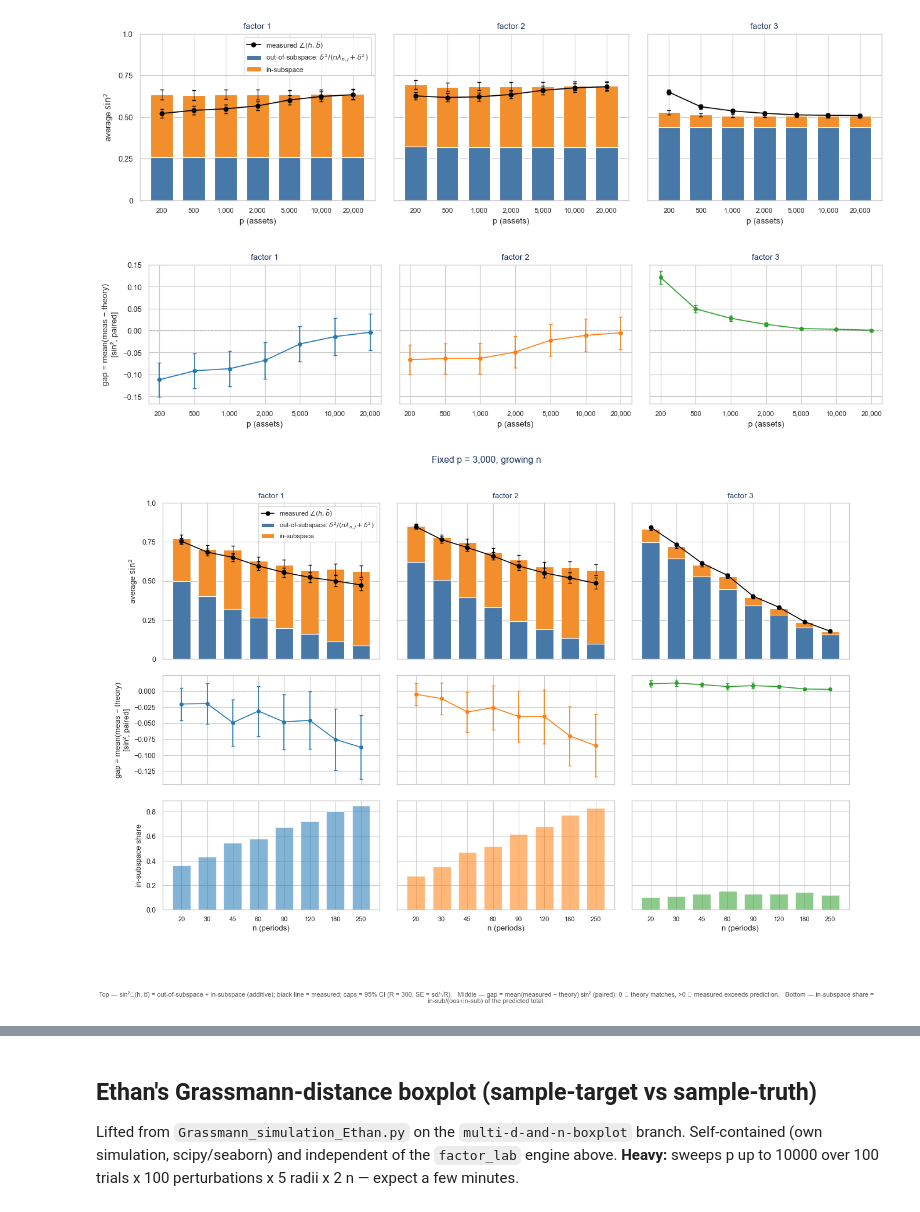
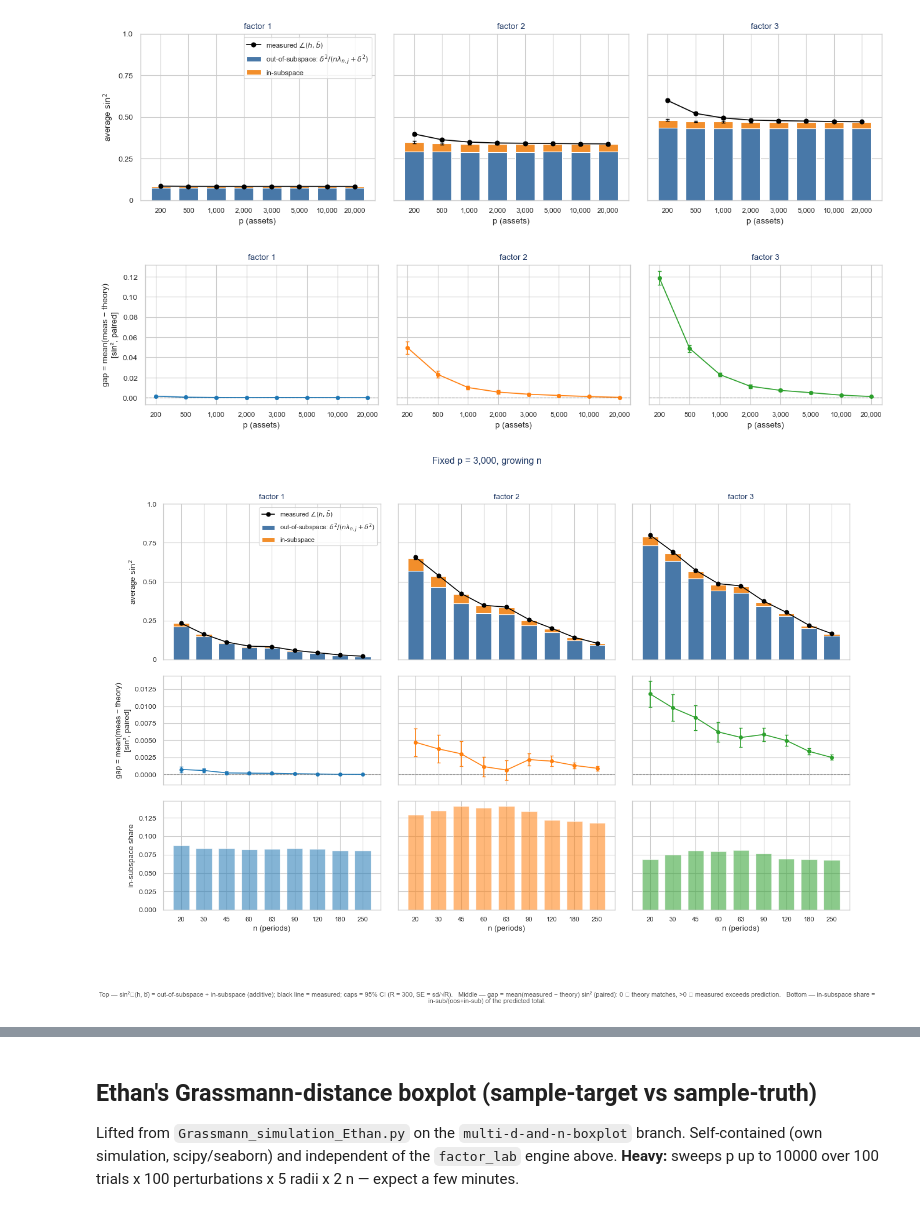
Before and after one commit to nlgac/factor_lab, a Jupyter notebook: ex-1.ipynb, the cells around one changed output, grey strips where cells are left out. Drawn from its saved outputs; the diff is of its cells as text; code cells hidden in the pictures.

```diff
--- a/ex-1.ipynb
+++ b/ex-1.ipynb
@@ -32,13 +32,13 @@ model = ModelSpec(
 )
 design = DesignSpec(
     n_values=[63],
-    p_values=[200, 500, 1000, 2000, 5000, 10000, 20000],
-    n_reps=300,
+    p_values=[200, 500, 1000, 2000, 3000, 5000, 10000, 20000],
+    n_reps=1000,
     random_seed=20260511,
     sampling="nested",
-    nest_time=False,
+    nest_time=True,
     # Heavy-tail variant: swap in student-t samplers, e.g.
-    # factor_return_sampler={"distribution": "student_t", "df": 3, "loc": 0.0, "scale": 1.0},
+    # factor_return_sampler={"distribution": "student_t", "df": 5, "loc": 0.0, "scale": 1.0},
     # idio_return_sampler={"distribution": "student_t", "df": 4, "loc": 0.0, "scale": 1.0},
 )
 
@@ -224,17 +224,18 @@ axes[0].set_ylabel("gap = mean(meas − theory)\n[sin², paired]")
 fig.savefig(OUT_DIR / "Fig2_gap_p_sweep.png", dpi=150, bbox_inches="tight")
 plt.show()
 # %% [output]
-[figure, old version]
+[figure, new version]
-[figure, old version]
+[figure, new version]
 # %%
 # Fixed p = 3000, growing n: sin^2 decomposition | gap | in-subspace share.
 P_FIXED = 3000
 design_n = DesignSpec(
-    n_values=[20, 30, 45, 60, 90, 120, 180, 250],
+    n_values=[20, 30, 45, 60, 63, 90, 120, 180, 250],
     p_values=[P_FIXED],
-    n_reps=300,
+    n_reps=1000,
     random_seed=20260511,
     sampling="nested",
+    nest_time=True,
 )
 df_n = run_experiment(model, design_n, DispersionBiasExperiment())
 d_n = df_n.assign(
@@ -244,34 +245,34 @@ d_n = df_n.assign(
 avg_n = summarize(d_n, "n")
 N_VALUES = sorted(d_n["n"].unique())
 fig, axes = plt.subplots(3, 3, figsize=(13.3, 9.6), sharex="col", sharey="row",
                          gridspec_kw={"height_ratios": [1, 0.7, 0.7]})
 fig.subplots_adjust(left=0.08, right=0.97, top=0.90, bottom=0.17, hspace=0.13, wspace=0.08)
 cats = [str(n) for n in N_VALUES]
 for j in (1, 2, 3):
     a = avg_n[avg_n["j"] == j].set_index("n").loc[N_VALUES]
     decomp_panel(axes[0, j-1], cats, a["s2_meas"].to_numpy(), a["s2_oos"].to_numpy(),
                  (a["s2_theory"] - a["s2_oos"]).to_numpy(),
                  meas_se=a["s2_meas_se"].to_numpy(), total_se=a["s2_theory_se"].to_numpy())
     axes[0, j-1].set_title(f"factor {j}", color=NAVY)
     gap_panel(axes[1, j-1], cats, a["gap"].to_numpy(), a["gap_se"].to_numpy(), FACTOR_COLORS[j-1])
     insub = (a["s2_theory"] - a["s2_oos"]).to_numpy()
     frac_panel(axes[2, j-1], cats, insub / a["s2_theory"].to_numpy(), FACTOR_COLORS[j-1])
     axes[2, j-1].set_xlabel("n (periods)")
 axes[0, 0].set_ylim(0, 1); axes[0, 0].set_yticks(*SIN2_TICKS); axes[0, 0].set_ylabel(r"average $\sin^2$")
 axes[1, 0].set_ylabel("gap = mean(meas − theory)\n[sin², paired]")
 axes[2, 0].set_ylabel("in-subspace share")
 axes[0, 0].legend(fontsize=8, loc="upper right")
 for ax in axes.flat:
     ax.label_outer()
 fig.suptitle(f"Fixed p = {P_FIXED:,}, growing n", color=NAVY, y=0.985)
 fig.text(0.5, 0.025,
          "Top — sin²∠(h, b̄) = out-of-subspace + in-subspace (additive); black line = measured; caps = 95% CI (R = 300, SE = sd/√R).   "
          "Middle — gap = mean(measured − theory) sin² (paired): 0 ⇒ theory matches, >0 ⇒ measured exceeds prediction.   "
          "Bottom — in-subspace share = in-sub/(oos+in-sub) of the predicted total.",
          ha="center", va="top", fontsize=8, color=GRAY, wrap=True)
 plt.show()
 # %% [output]
-[figure, old version]
+[figure, new version]
 # %%
 # --- Split exports for Overleaf (n-sweep) ---
 # Fig 3: top row only — sin^2 decomposition, clean
```
Also changed, not shown: parts of 8 cells of this notebook, 6 other files.
